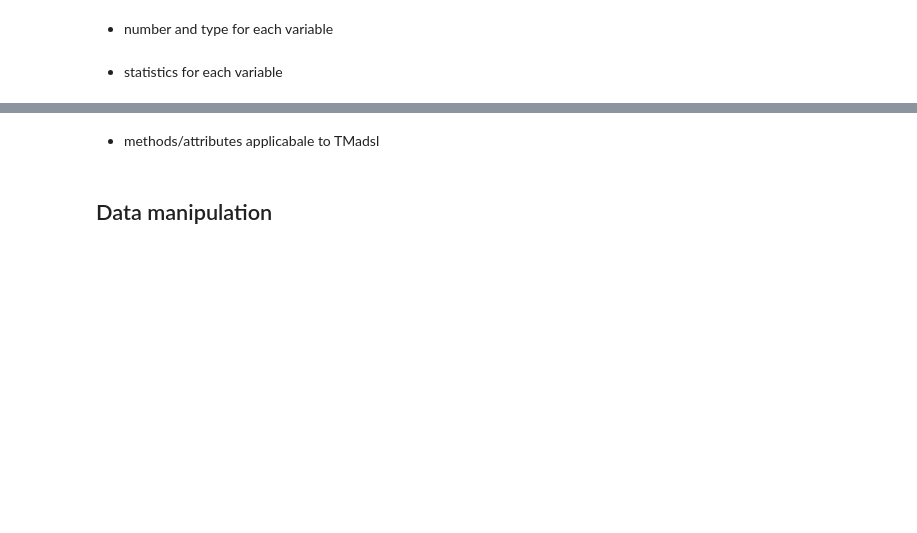
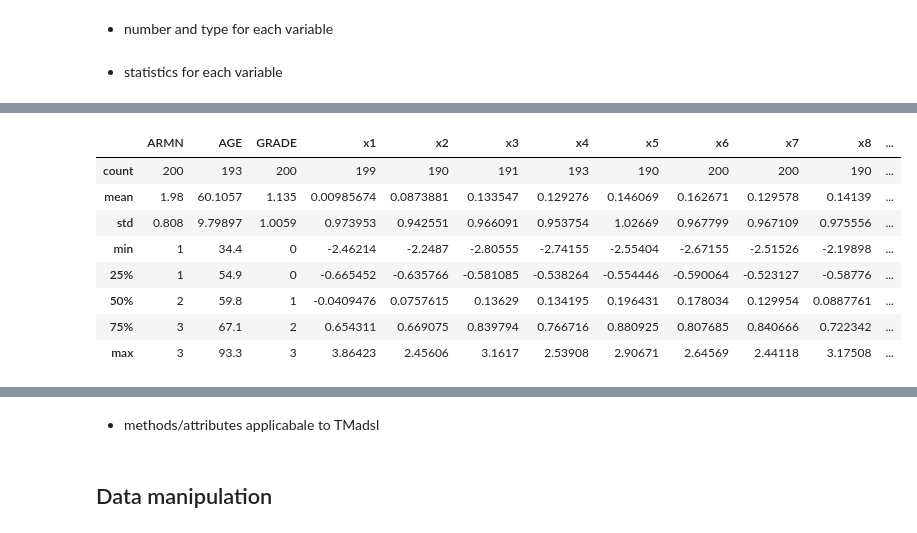
Before and after one commit to SophieRa/Formation-PYTHON, a Jupyter notebook: Training_python_2020_01_07.ipynb, the cells around one changed output, grey strips where cells are left out. Saved outputs shown, nothing was run; the diff lists cells and outputs as text; code cells hidden in the pictures; blank space fills up the shorter version.

```diff
--- a/Training_python_2020_01_07.ipynb
+++ b/Training_python_2020_01_07.ipynb
@@ -136,0 +169,12 @@ TMadsl.describe()
+# %%
+test.style
+# %% [output]
+|  | ARMN | AGE | GRADE | x1 | x2 | x3 | x4 | x5 | x6 | x7 | x8 | ... |
+| count | 200 | 193 | 200 | 199 | 190 | 191 | 193 | 190 | 200 | 200 | 190 | ... |
+| mean | 1.98 | 60.1057 | 1.135 | 0.00985674 | 0.0873881 | 0.133547 | 0.129276 | 0.146069 | 0.162671 | 0.129578 | 0.14139 | ... |
+| std | 0.808 | 9.79897 | 1.0059 | 0.973953 | 0.942551 | 0.966091 | 0.953754 | 1.02669 | 0.967799 | 0.967109 | 0.975556 | ... |
+| min | 1 | 34.4 | 0 | -2.46214 | -2.2487 | -2.80555 | -2.74155 | -2.55404 | -2.67155 | -2.51526 | -2.19898 | ... |
+| 25% | 1 | 54.9 | 0 | -0.665452 | -0.635766 | -0.581085 | -0.538264 | -0.554446 | -0.590064 | -0.523127 | -0.58776 | ... |
+| 50% | 2 | 59.8 | 1 | -0.0409476 | 0.0757615 | 0.13629 | 0.134195 | 0.196431 | 0.178034 | 0.129954 | 0.0887761 | ... |
+| 75% | 3 | 67.1 | 2 | 0.654311 | 0.669075 | 0.839794 | 0.766716 | 0.880925 | 0.807685 | 0.840666 | 0.722342 | ... |
+| max | 3 | 93.3 | 3 | 3.86423 | 2.45606 | 3.1617 | 2.53908 | 2.90671 | 2.64569 | 2.44118 | 3.17508 | ... |
```
Also changed, not shown: parts of 23 cells of this notebook.
